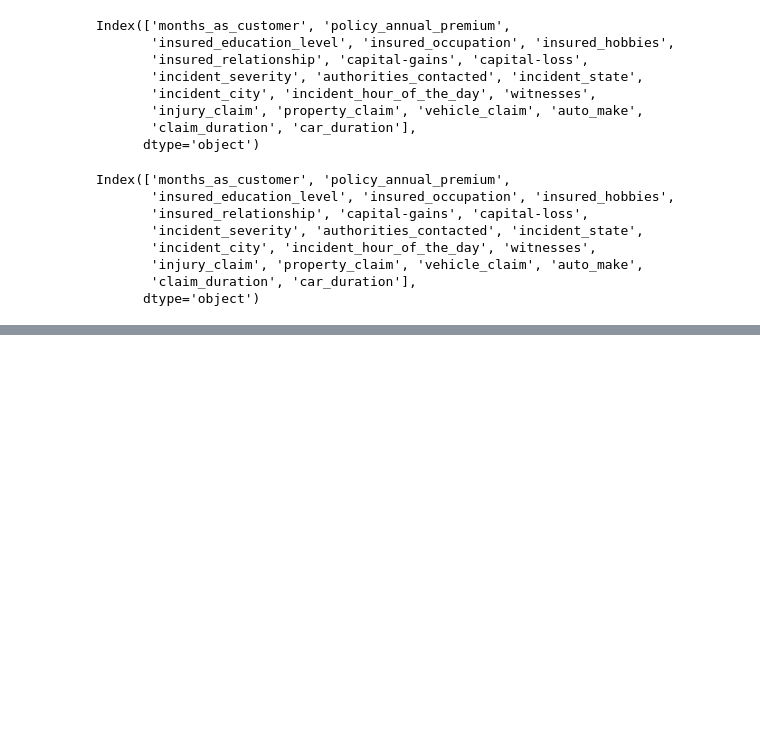
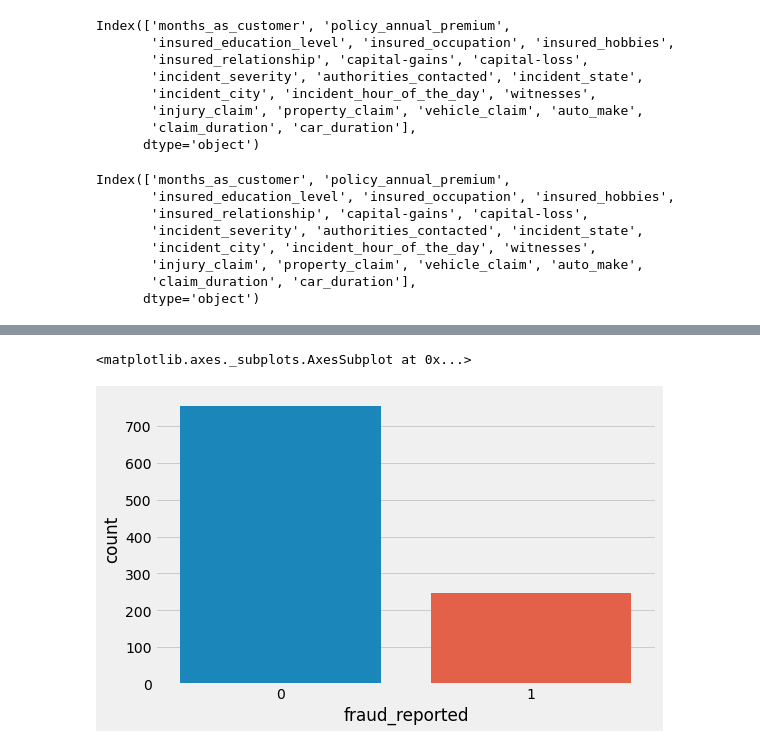
Before and after one commit to Shashank-Sundi/NOTEBOOKS, a Jupyter notebook: INSURANCE-CLAIM-FRAUD.ipynb, the cells around one changed output, grey strips where cells are left out. Cells and saved outputs as stored; diff of their text form; code cells hidden in the pictures; blank space fills up the shorter version.

Commit message:
imbalance

```diff
--- a/INSURANCE-CLAIM-FRAUD.ipynb
+++ b/INSURANCE-CLAIM-FRAUD.ipynb
@@ -658,0 +697,17 @@ feature_selection_df
+# %%
+# Reordering Data
+
+data=data[['incident_type','collision_type','incident_severity', 'incident_city', 'incident_state','bodily_injuries','witnesses' ,'auto_make','authorities_contacted',
+         'vehicle_claim','property_claim', 'injury_claim','property_damage',
+         'insured_hobbies','insured_occupation','insured_relationship',
+         'umbrella_limit', 'policy_annual_premium','car_duration','claim_duration','fraud_reported']]
+# %%
+# Checking for Imbalance
+
+fig=plt.figure(figsize=(8,5))
+sns.countplot(data.fraud_reported)
+
+# we can see that there is some imbalance
+# %% [output]
+<matplotlib.axes._subplots.AxesSubplot at 0x...>
+[figure, added]
```
Also changed, not shown: parts of 8 cells of this notebook.
